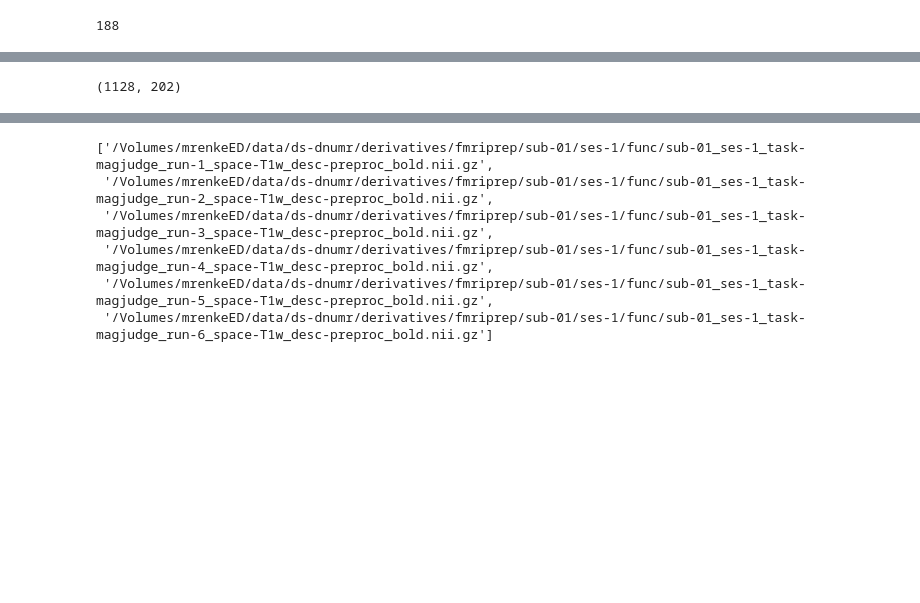
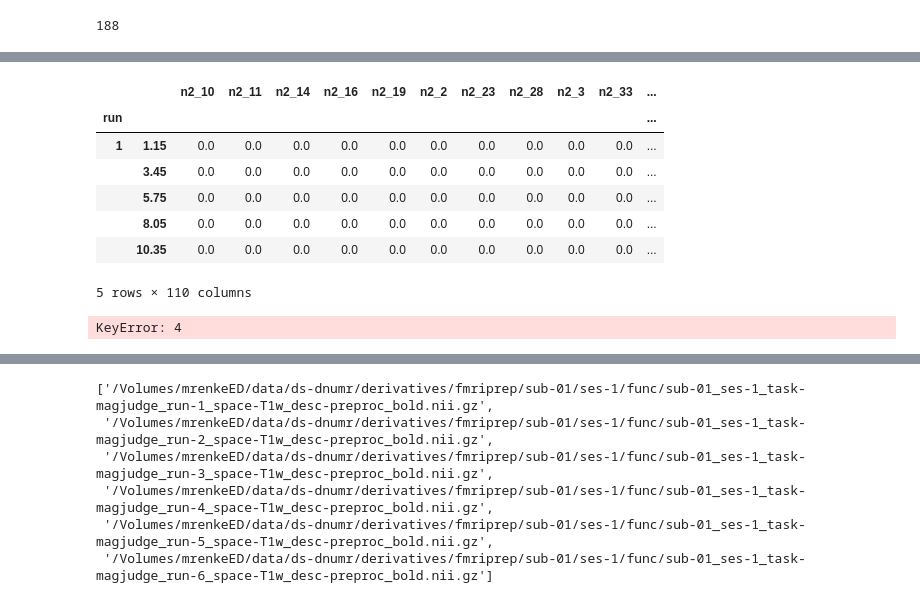
Before and after one commit to mrenke/numrisk, a Jupyter notebook: numrisk/fmri_analysis/glm_denoise/debug_fit_glm_denoise.ipynb, the cells around one changed output, grey strips where cells are left out. Drawn from its saved outputs; the diff is of its cells as text; code cells hidden in the pictures; blank space fills up the shorter version.

```diff
--- a/numrisk/fmri_analysis/glm_denoise/debug_fit_glm_denoise.ipynb
+++ b/numrisk/fmri_analysis/glm_denoise/debug_fit_glm_denoise.ipynb
@@ -18,9 +18,11 @@ session = 1
 derivatives = op.join(bids_folder, 'derivatives')
 
 runs = range(1, 7)
+runs = range(4,7) # test only half data
+
 sub = Subject(subject, bids_folder=bids_folder)
 
-ims = sub.get_preprocessed_bold(session=session)
+ims = sub.get_preprocessed_bold(session=session, runs=runs)
 
 base_dir = 'glm_stim1.denoise'
 # %%
@@ -67,16 +73,19 @@ onsets.loc[1].sort_values('onset')
 # %%
-
-dm = [make_first_level_design_matrix(frametimes, onsets.loc[run], hrf_model='fir', oversampling=100.,
-                                        drift_order=0,
-                                        drift_model=None).drop('constant', axis=1) for run in runs]
-dm = pd.concat(dm, keys=range(1, 7), names=['run']).fillna(0)
+dm = pd.concat(dm, keys=runs, names=['run']).fillna(0)
 dm.columns = [c.replace('_delay_0', '') for c in dm.columns]
 dm /= dm.max()
 #print(dm)
 dm[dm < 1.0] = 0.0
 print(dm.shape)
 # %% [output]
+|  |  | n2_10 | n2_11 | n2_14 | n2_16 | n2_19 | n2_2 | n2_23 | n2_28 | n2_3 | n2_33 | ... |
+| run |  |  |  |  |  |  |  |  |  |  |  | ... |
+| 1 | 1.15 | 0.0 | 0.0 | 0.0 | 0.0 | 0.0 | 0.0 | 0.0 | 0.0 | 0.0 | 0.0 | ... |
+|  | 3.45 | 0.0 | 0.0 | 0.0 | 0.0 | 0.0 | 0.0 | 0.0 | 0.0 | 0.0 | 0.0 | ... |
+|  | 5.75 | 0.0 | 0.0 | 0.0 | 0.0 | 0.0 | 0.0 | 0.0 | 0.0 | 0.0 | 0.0 | ... |
+|  | 8.05 | 0.0 | 0.0 | 0.0 | 0.0 | 0.0 | 0.0 | 0.0 | 0.0 | 0.0 | 0.0 | ... |
+|  | 10.35 | 0.0 | 0.0 | 0.0 | 0.0 | 0.0 | 0.0 | 0.0 | 0.0 | 0.0 | 0.0 | ... |
-(1128, 202)
+5 rows × 110 columns
 # %%
 X = [dm.loc[run].values for run in runs]
 
@@ -85,6 +94,8 @@ opt['wantlibrary'] = 1
 opt['wantglmdenoise'] = 1
 opt['wantfracridge'] = 1
 opt['wantfileoutputs'] = [0, 0, 0, 1]
+# %% [output]
+KeyError: 4
 # %%
 glmsingle_obj = GLM_single(opt)
 
```
Also changed, not shown: parts of 9 cells of this notebook, 1 other file.
